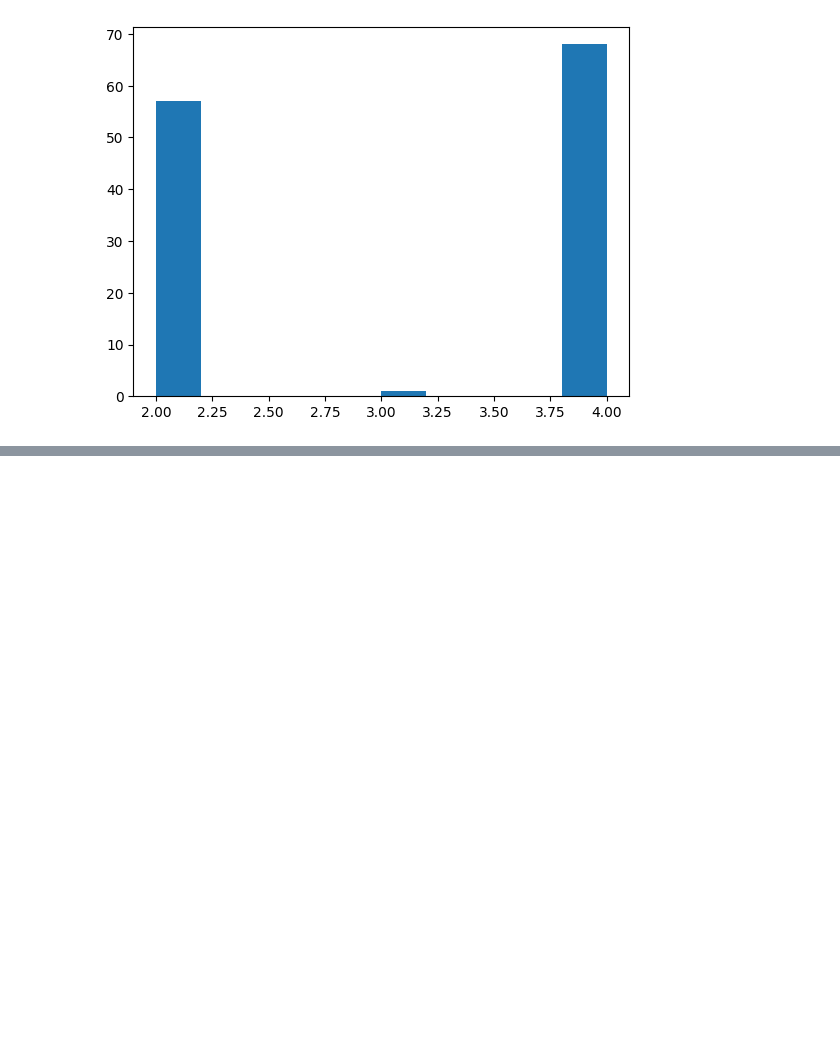
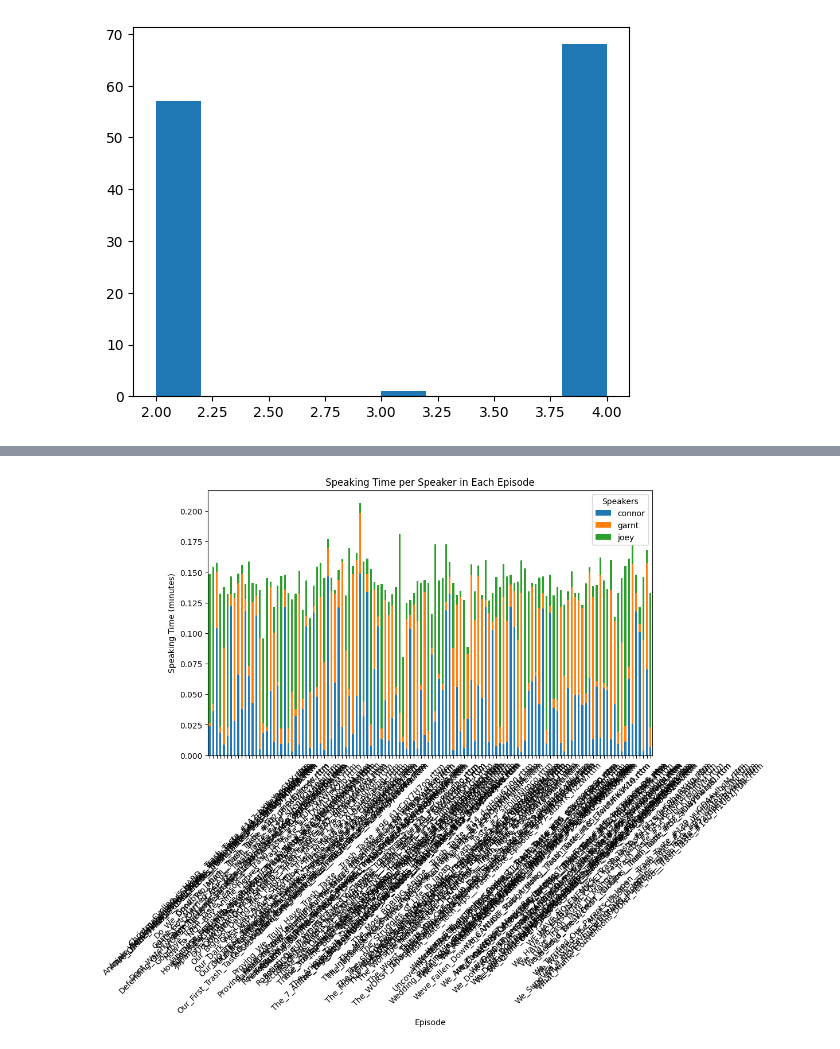
Before and after one commit to paarthtandon/TrashGPT, a Jupyter notebook: data_prep/rttm_analysis.ipynb, the cells around one changed output, grey strips where cells are left out. Drawn from its saved outputs; the diff is of its cells as text; code cells hidden in the pictures; blank space fills up the shorter version.

```diff
--- a/data_prep/rttm_analysis.ipynb
+++ b/data_prep/rttm_analysis.ipynb
@@ -116,0 +189,20 @@ We_Need_a_Break_From_YouTube__Trash_Taste_#19_zyuwyIrw1pQ
+# %%
+import matplotlib.pyplot as plt
+
+# Convert speaking time from milliseconds to minutes for readability
+for episode, times in speaking_time_per_episode.items():
+    for speaker in times:
+        speaking_time_per_episode[episode][speaker] = times[speaker] / 60000  # Convert ms to minutes
+
+# Creating a DataFrame for easier plotting
+df = pd.DataFrame.from_dict(speaking_time_per_episode, orient='index')
+df.plot(kind='bar', stacked=True, figsize=(10, 6))
+
+plt.title('Speaking Time per Speaker in Each Episode')
+plt.xlabel('Episode')
+plt.ylabel('Speaking Time (minutes)')
+plt.xticks(rotation=45)
+plt.legend(title='Speakers')
+plt.show()
+# %% [output]
+[figure, added]
```
Also changed, not shown: parts of 4 cells of this notebook, 35 other files.
